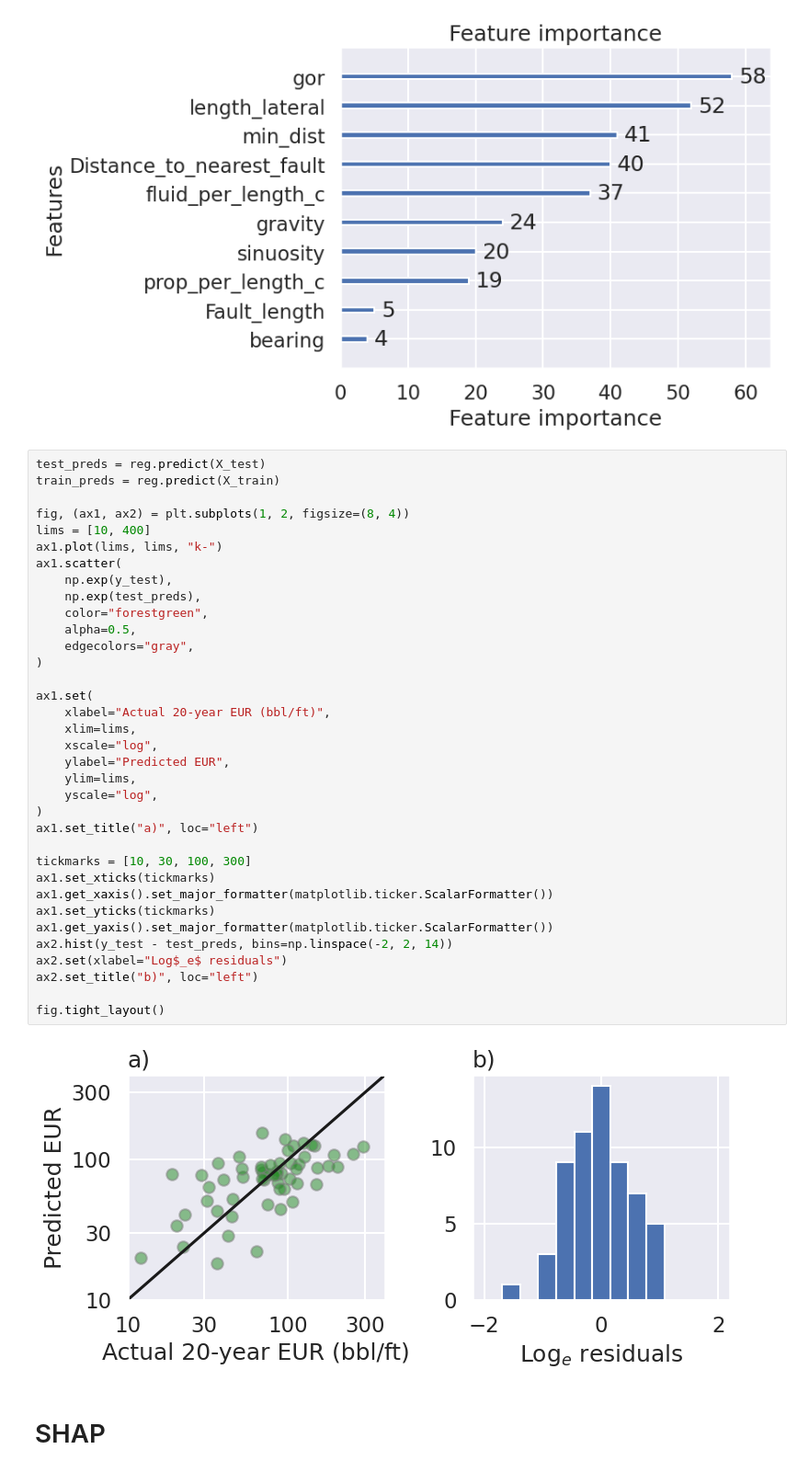
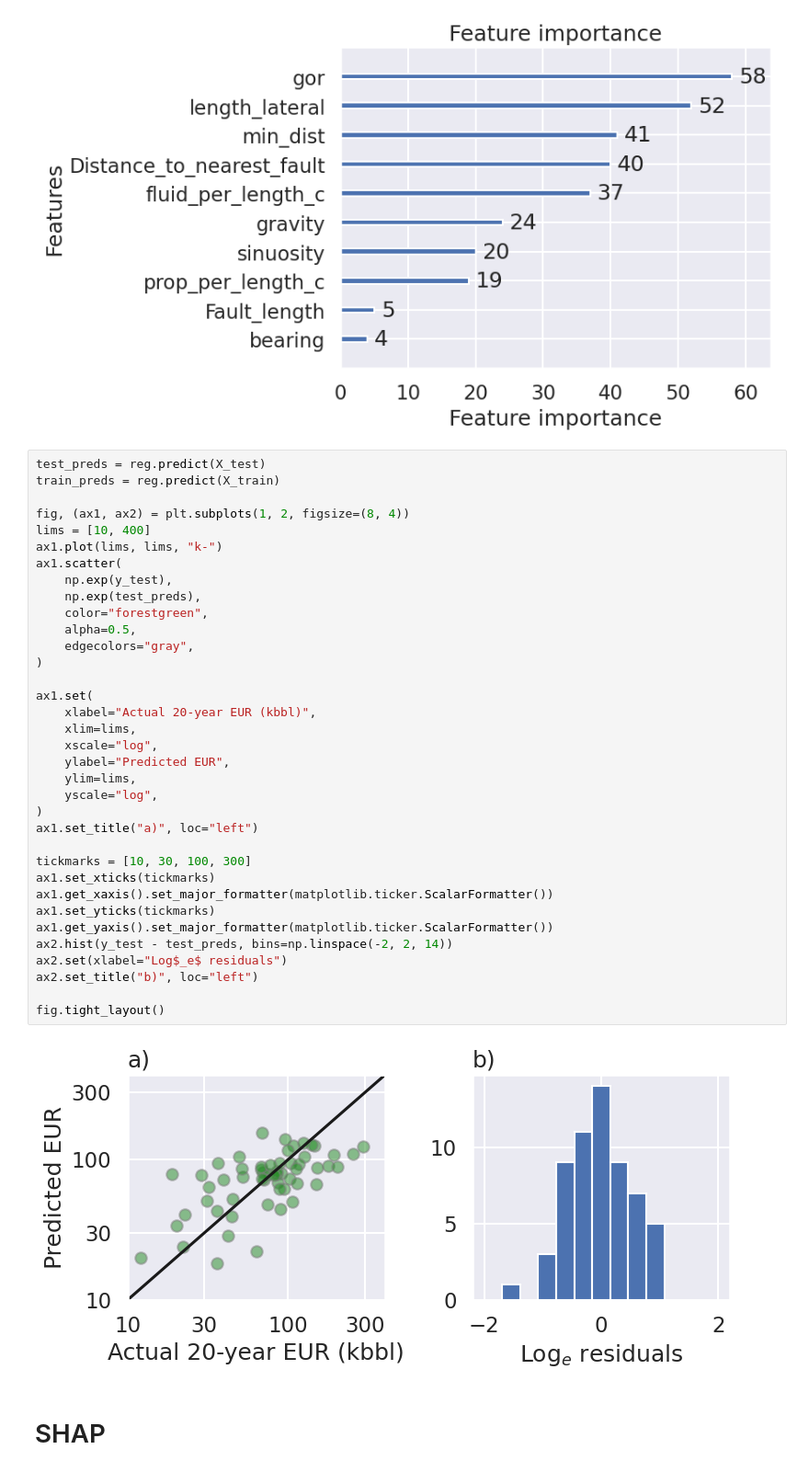
Before and after one commit to frank1010111/austin-chalk-faults, a Jupyter notebook: Fault impact-Karnes-lightgbm-nolength.ipynb, the cells around one changed output. Shown at 92% size. Saved outputs shown, nothing was run; the diff lists cells and outputs as text.

```diff
--- a/Fault impact-Karnes-lightgbm-nolength.ipynb
+++ b/Fault impact-Karnes-lightgbm-nolength.ipynb
@@ -122,35 +122,35 @@ fig, (ax1, ax2) = plt.subplots(1, 2, figsize=(8, 4))
 lims = [10, 400]
 ax1.plot(lims, lims, "k-")
 ax1.scatter(
     np.exp(y_test),
     np.exp(test_preds),
     color="forestgreen",
     alpha=0.5,
     edgecolors="gray",
 )
 
 ax1.set(
-    xlabel="Actual 20-year EUR (bbl/ft)",
+    xlabel="Actual 20-year EUR (kbbl)",
     xlim=lims,
     xscale="log",
     ylabel="Predicted EUR",
     ylim=lims,
     yscale="log",
 )
 ax1.set_title("a)", loc="left")
 
 tickmarks = [10, 30, 100, 300]
 ax1.set_xticks(tickmarks)
 ax1.get_xaxis().set_major_formatter(matplotlib.ticker.ScalarFormatter())
 ax1.set_yticks(tickmarks)
 ax1.get_yaxis().set_major_formatter(matplotlib.ticker.ScalarFormatter())
 ax2.hist(y_test - test_preds, bins=np.linspace(-2, 2, 14))
 ax2.set(xlabel="Log$_e$ residuals")
 ax2.set_title("b)", loc="left")
 
 fig.tight_layout()
 # %% [output]
-[figure, old version]
+[figure, new version]
 # %% [markdown]
 # SHAP
 # %%
```
